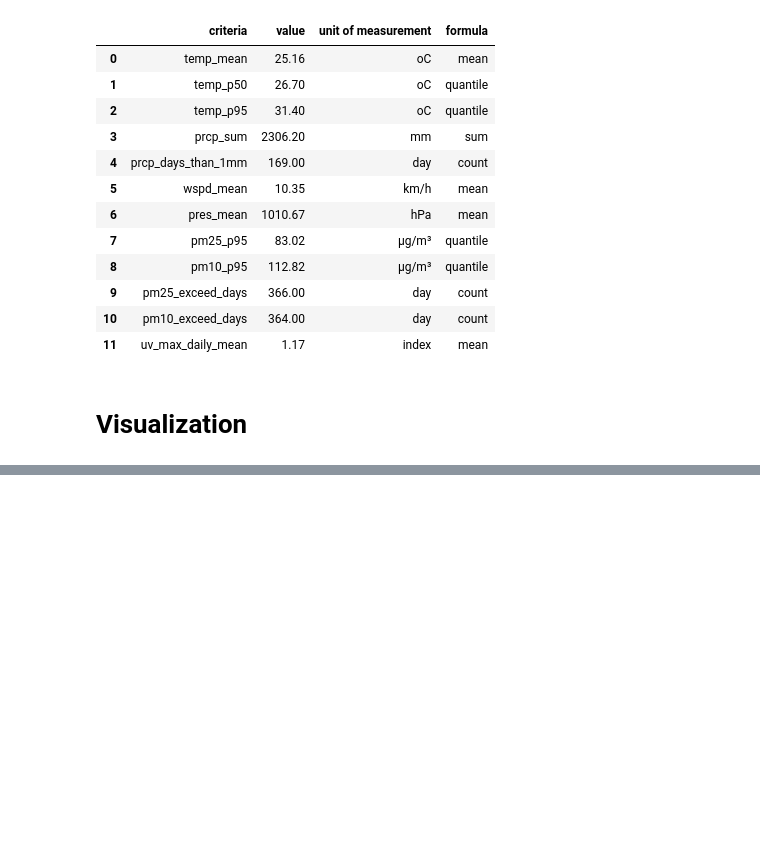
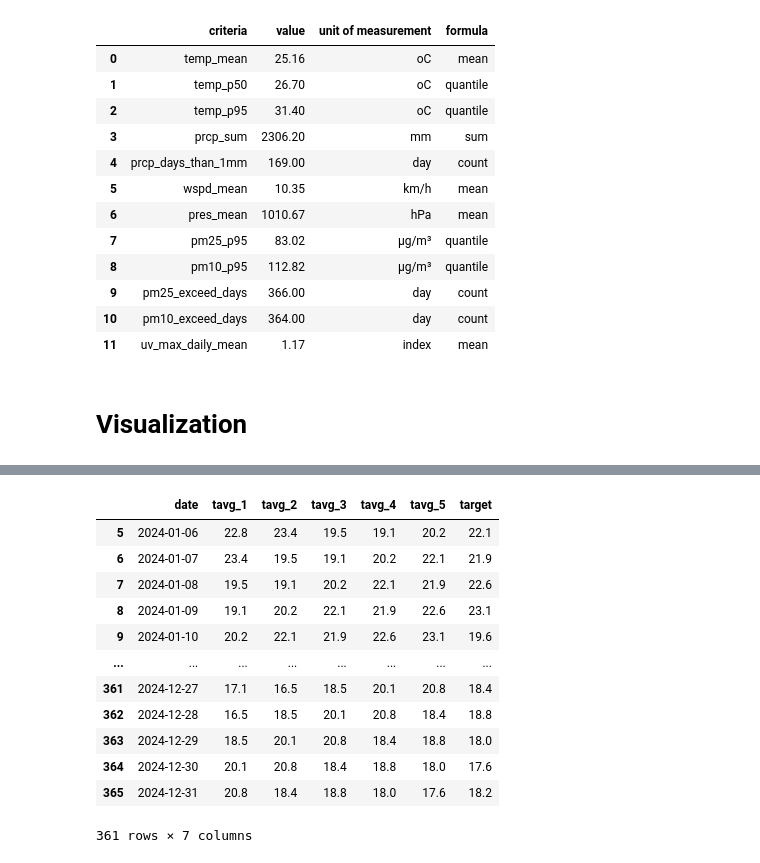
Before and after one commit to tannedjames/2526-LTXLDL-Project-AIT2006-4-3.2, a Jupyter notebook: final/src/main.ipynb, the cells around one changed output, grey strips where cells are left out. Cells and saved outputs as stored; diff of their text form; code cells hidden in the pictures; blank space fills up the shorter version.

```diff
--- a/final/src/main.ipynb
+++ b/final/src/main.ipynb
@@ -431,0 +497,29 @@ stats
+# %%
+def create_ts_data(data, window_size=5):
+    ts_data = data.copy()
+
+    for i in range(window_size):
+        shift_amount = window_size - i
+        ts_data[f"tavg_{i + 1}"] = ts_data["tavg"].shift(shift_amount)
+
+    ts_data["target"] = ts_data["tavg"]
+    ts_data = ts_data.drop(columns=["tavg"])
+    ts_data = ts_data.dropna()
+    return ts_data
+# %%
+tavg_data = create_ts_data(tavg_data)
+tavg_data
+# %% [output]
+|  | date | tavg_1 | tavg_2 | tavg_3 | tavg_4 | tavg_5 | target |
+| 5 | 2024-01-06 | 22.8 | 23.4 | 19.5 | 19.1 | 20.2 | 22.1 |
+| 6 | 2024-01-07 | 23.4 | 19.5 | 19.1 | 20.2 | 22.1 | 21.9 |
+| 7 | 2024-01-08 | 19.5 | 19.1 | 20.2 | 22.1 | 21.9 | 22.6 |
+| 8 | 2024-01-09 | 19.1 | 20.2 | 22.1 | 21.9 | 22.6 | 23.1 |
+| 9 | 2024-01-10 | 20.2 | 22.1 | 21.9 | 22.6 | 23.1 | 19.6 |
+| ... | ... | ... | ... | ... | ... | ... | ... |
+| 361 | 2024-12-27 | 17.1 | 16.5 | 18.5 | 20.1 | 20.8 | 18.4 |
+| 362 | 2024-12-28 | 16.5 | 18.5 | 20.1 | 20.8 | 18.4 | 18.8 |
+| 363 | 2024-12-29 | 18.5 | 20.1 | 20.8 | 18.4 | 18.8 | 18.0 |
+| 364 | 2024-12-30 | 20.1 | 20.8 | 18.4 | 18.8 | 18.0 | 17.6 |
+| 365 | 2024-12-31 | 20.8 | 18.4 | 18.8 | 18.0 | 17.6 | 18.2 |
+361 rows × 7 columns
```
Also changed, not shown: parts of 20 cells of this notebook, 2 other files.
